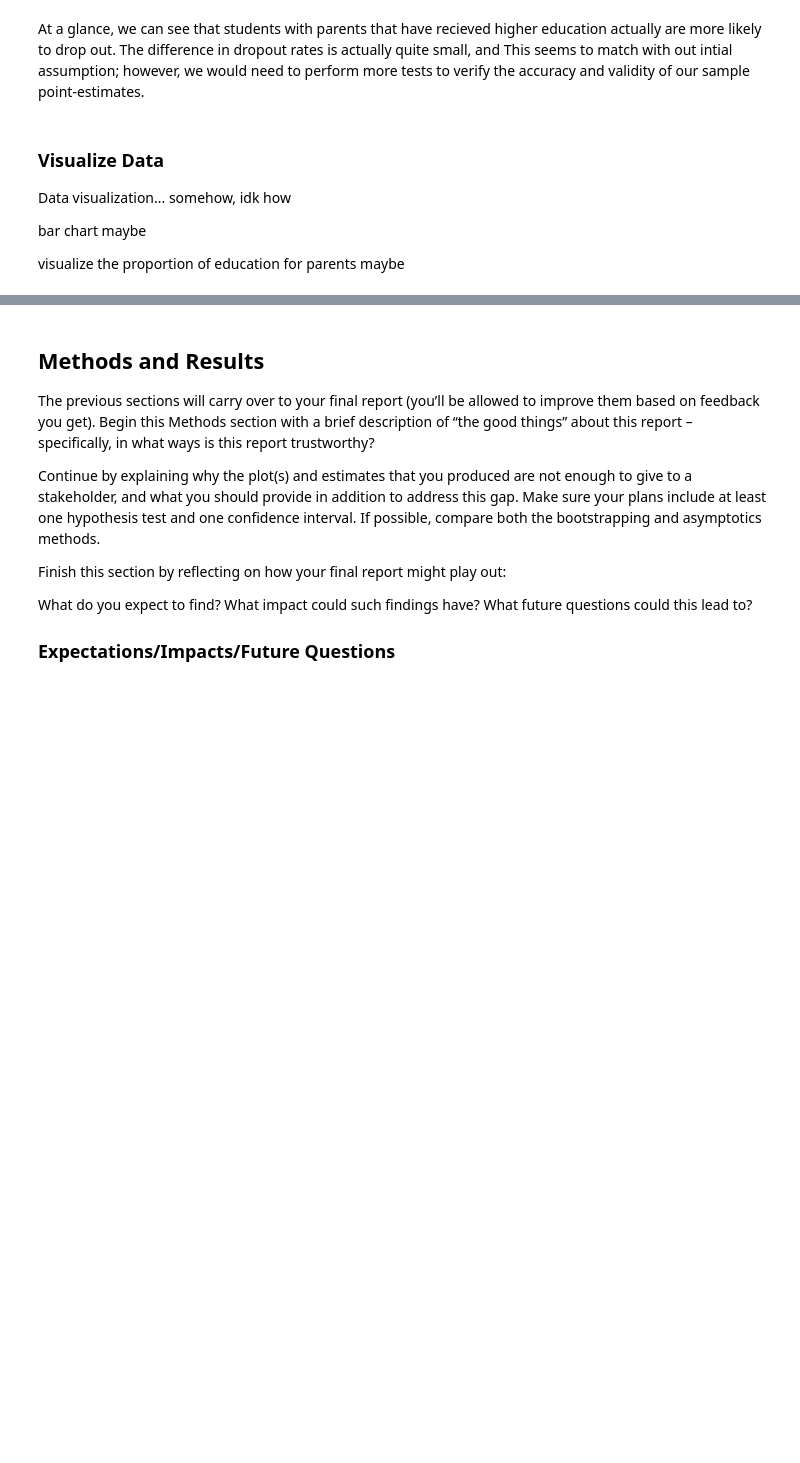
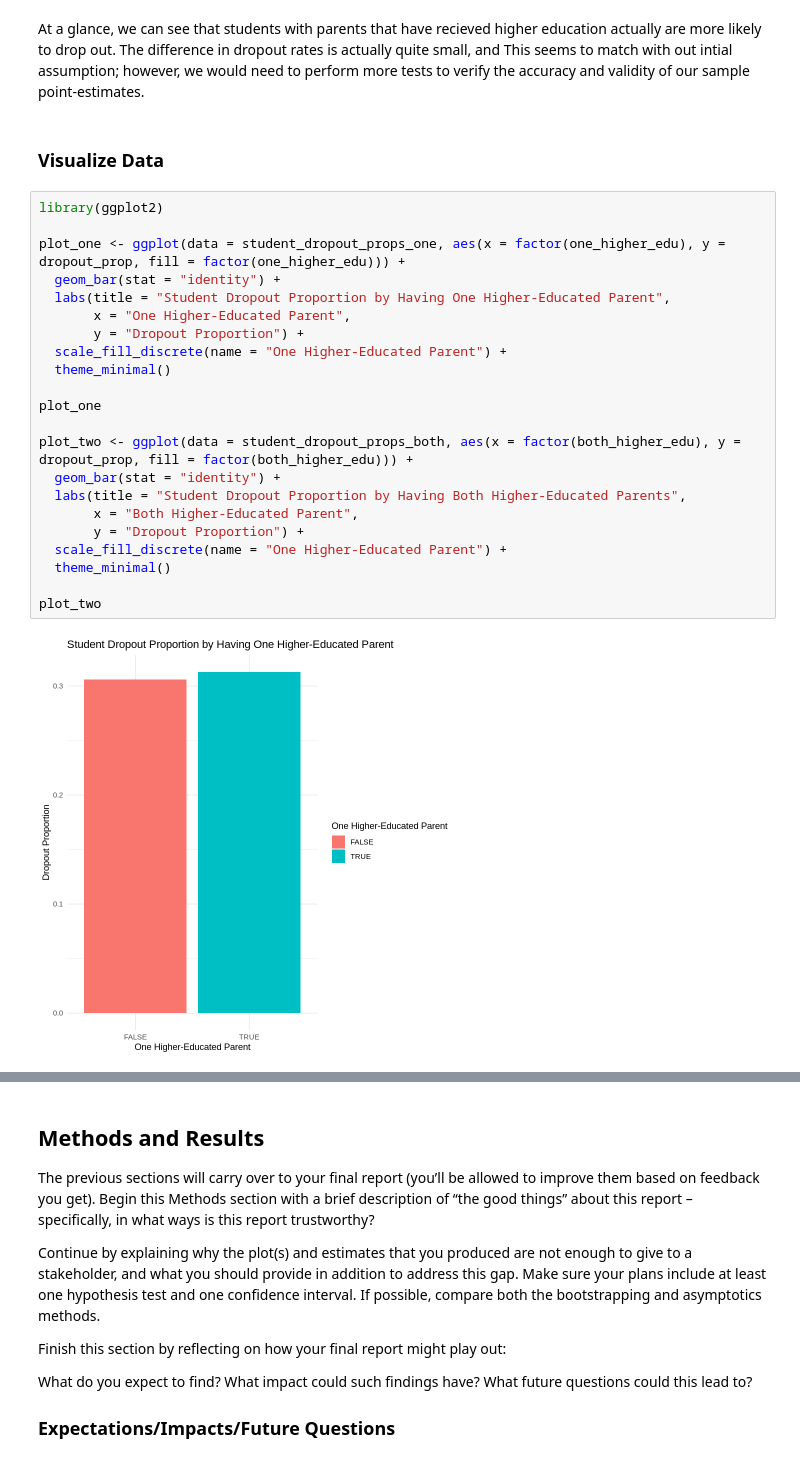
Before and after one commit to MehrshadEsm/stat-201-project, a Jupyter notebook: stat201_project_proposal.ipynb, the cells around one changed output, grey strips where cells are left out. Cells and saved outputs as stored; diff of their text form; blank space fills up the shorter version.

```diff
--- a/stat201_project_proposal.ipynb
+++ b/stat201_project_proposal.ipynb
@@ -194,9 +195,27 @@ At a glance, we can see that students with parents that have recieved higher edu
 This seems to match with out intial assumption; however, we would need to perform more tests to verify the accuracy and validity of our sample point-estimates.
 # %% [markdown]
 ### Visualize Data
-
-Data visualization... somehow, idk how
-
-bar chart maybe
-
-visualize the proportion of education for parents maybe
+# %%
+library(ggplot2)
+
+plot_one <- ggplot(data = student_dropout_props_one, aes(x = factor(one_higher_edu), y = dropout_prop, fill = factor(one_higher_edu))) +
+  geom_bar(stat = "identity") +
+  labs(title = "Student Dropout Proportion by Having One Higher-Educated Parent",
+       x = "One Higher-Educated Parent",
+       y = "Dropout Proportion") +
+  scale_fill_discrete(name = "One Higher-Educated Parent") +
+  theme_minimal()
+
+plot_one
+
+plot_two <- ggplot(data = student_dropout_props_both, aes(x = factor(both_higher_edu), y = dropout_prop, fill = factor(both_higher_edu))) +
+  geom_bar(stat = "identity") +
+  labs(title = "Student Dropout Proportion by Having Both Higher-Educated Parents",
+       x = "Both Higher-Educated Parent",
+       y = "Dropout Proportion") +
+  scale_fill_discrete(name = "One Higher-Educated Parent") +
+  theme_minimal()
+
+plot_two
+# %% [output]
+[figure, added]
```
Also changed, not shown: parts of 3 cells of this notebook.
